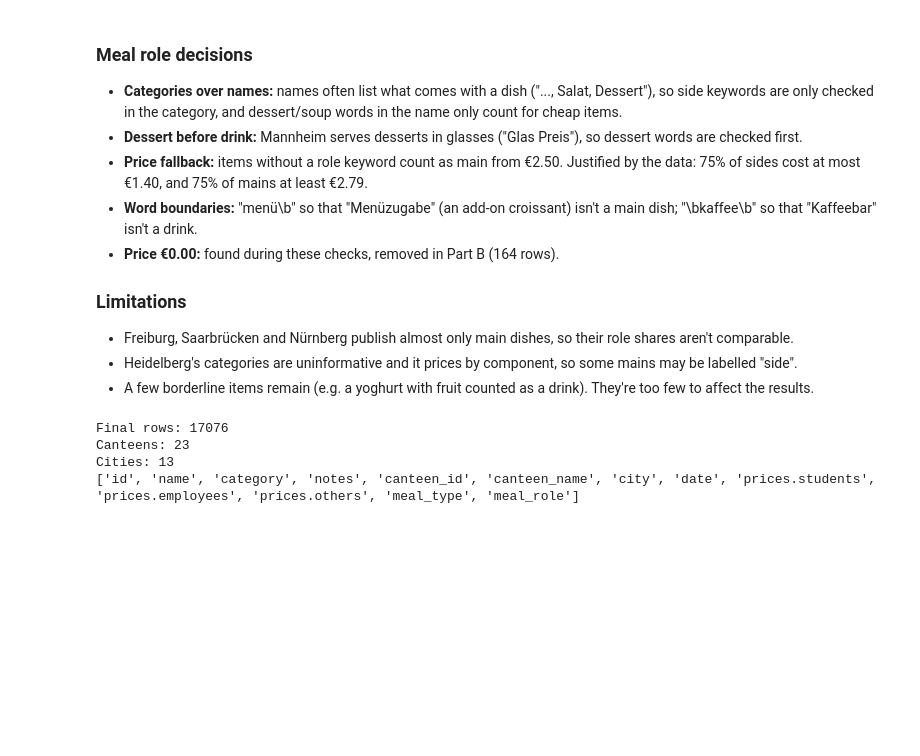
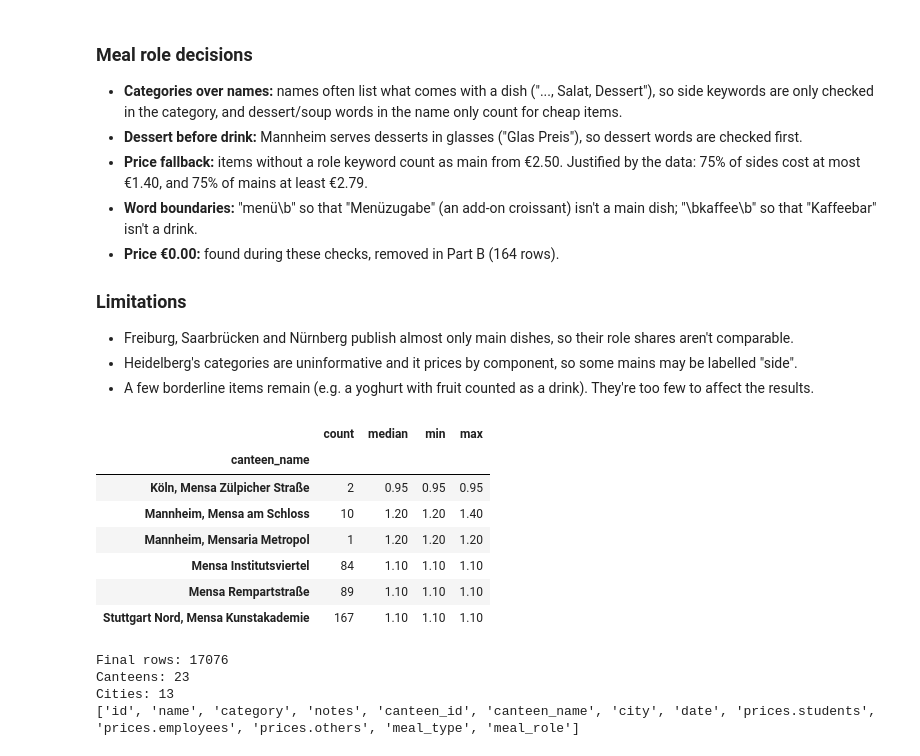
Before and after one commit to jasmeetkaurpelia/mensa-cost-of-living-analysis, a Jupyter notebook: notebooks/02_cleaning.ipynb, the cells around one changed output. Saved outputs shown, nothing was run; the diff lists cells and outputs as text; code cells hidden in the pictures; blank space fills up the shorter version.

```diff
--- a/notebooks/02_cleaning.ipynb
+++ b/notebooks/02_cleaning.ipynb
@@ -781,6 +791,17 @@ df_clean[df_clean["prices.students"] < 0.30][["canteen_name", "name", "meal_role
 - Freiburg, Saarbrücken and Nürnberg publish almost only main dishes, so their role shares aren't comparable.
 - Heidelberg's categories are uninformative and it prices by component, so some mains may be labelled "side".
 - A few borderline items remain (e.g. a yoghurt with fruit counted as a drink). They're too few to affect the results.
+# %%
+df_clean[df_clean["meal_role"] == "buffet"].groupby("canteen_name")["prices.students"].agg(["count", "median", "min", "max"])
+# %% [output]
+|  | count | median | min | max |
+| canteen_name |  |  |  |  |
+| Köln, Mensa Zülpicher Straße | 2 | 0.95 | 0.95 | 0.95 |
+| Mannheim, Mensa am Schloss | 10 | 1.20 | 1.20 | 1.40 |
+| Mannheim, Mensaria Metropol | 1 | 1.20 | 1.20 | 1.20 |
+| Mensa Institutsviertel | 84 | 1.10 | 1.10 | 1.10 |
+| Mensa Rempartstraße | 89 | 1.10 | 1.10 | 1.10 |
+| Stuttgart Nord, Mensa Kunstakademie | 167 | 1.10 | 1.10 | 1.10 |
 # %%
 print("Final rows:", len(df_clean))
 print("Canteens:", df_clean["canteen_name"].nunique())
```
Also changed, not shown: parts of 6 cells of this notebook.
